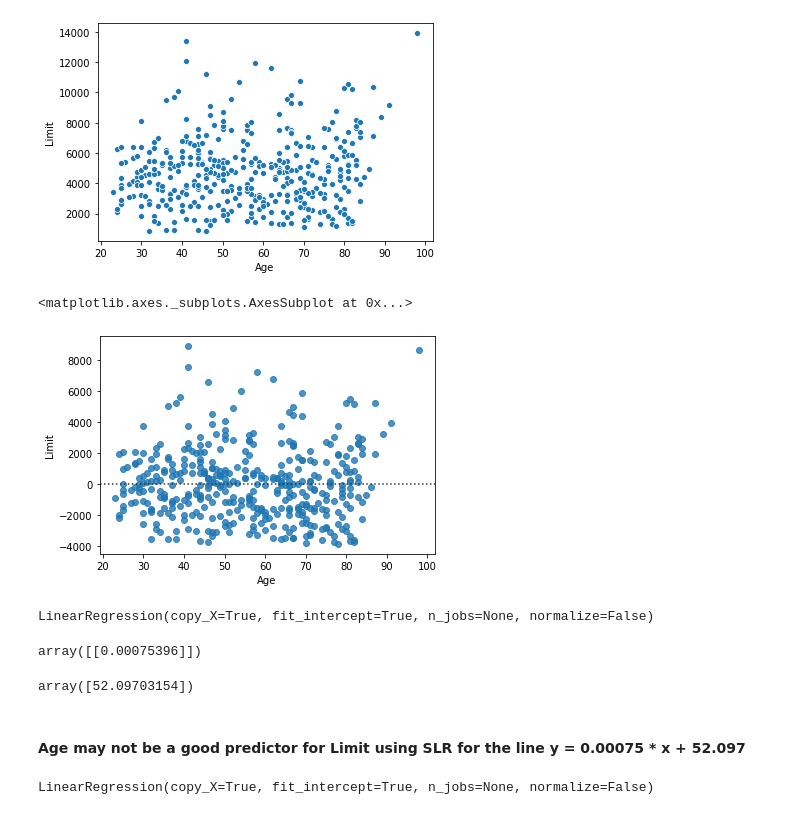
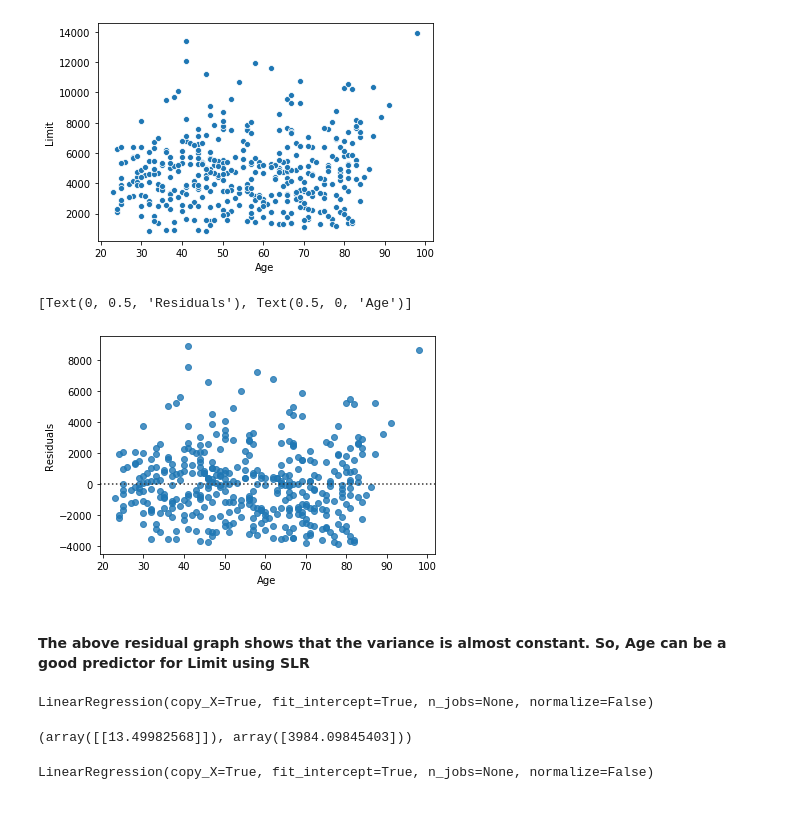
Before and after one commit to USF-CS-663-Spring-2020/lab-05-regression-radhaprashanthi, a Jupyter notebook: Credit.ipynb, the cells around one changed output. Saved outputs shown, nothing was run; the diff lists cells and outputs as text; code cells hidden in the pictures.

```diff
--- a/Credit.ipynb
+++ b/Credit.ipynb
@@ -206,10 +196,13 @@ sns.scatterplot(x='Age', y='Limit', data=df)
 <matplotlib.axes._subplots.AxesSubplot at 0x...>
 [figure]
 # %%
-sns.residplot('Age', 'Limit', data=df)
+ax = sns.residplot('Age', 'Limit', data=df)
+ax.set(xlabel='Age', ylabel='Residuals')
 # %% [output]
-<matplotlib.axes._subplots.AxesSubplot at 0x...>
+[Text(0, 0.5, 'Residuals'), Text(0.5, 0, 'Age')]
-[figure, old version]
+[figure, new version]
+# %% [markdown]
+#### The above residual graph shows that the variance is almost constant. So, Age can be a good predictor for Limit using SLR
 # %%
 from sklearn.linear_model import LinearRegression
 
@@ -218,15 +211,9 @@ lin_reg.fit(df[['Limit']], df[['Age']])
 # %% [output]
 LinearRegression(copy_X=True, fit_intercept=True, n_jobs=None, normalize=False)
 # %%
-lin_reg.coef_
+lin_reg.coef_, lin_reg.intercept_
 # %% [output]
-array([[0.00075396]])
+(array([[13.49982568]]), array([3984.09845403]))
-# %%
-lin_reg.intercept_
-# %% [output]
-array([52.09703154])
-# %% [markdown]
-#### Age may not be a good predictor for Limit using SLR for the line y = 0.00075 * x + 52.097
 # %%
 from sklearn.model_selection import train_test_split
 
```
Also changed, not shown: parts of 39 cells of this notebook.
